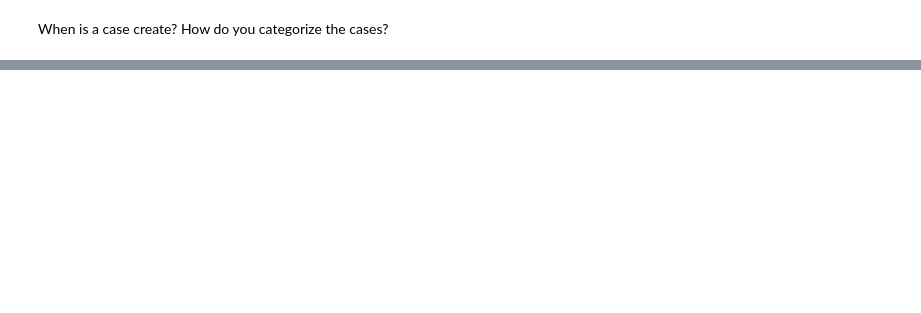
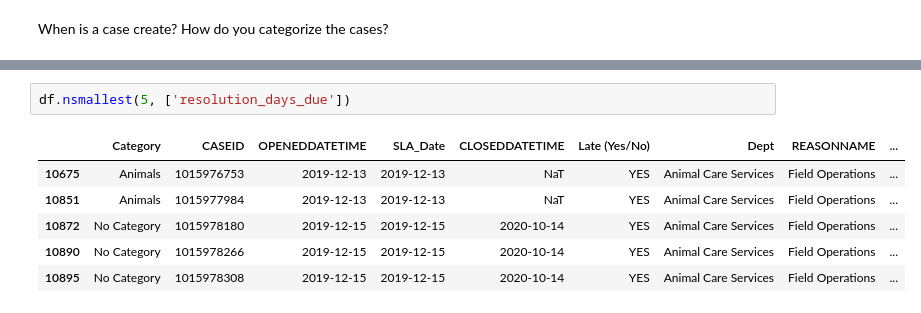
Before and after one commit to CaitlynCarney/3-1-1-project, a Jupyter notebook: workbooks/caitlyn/acquire_and_prepare.ipynb, the cells around one changed output, grey strips where cells are left out. Cells and saved outputs as stored; diff of their text form; blank space fills up the shorter version.

```diff
--- a/workbooks/caitlyn/acquire_and_prepare.ipynb
+++ b/workbooks/caitlyn/acquire_and_prepare.ipynb
@@ -406,0 +476,9 @@ How do you categorize the cases?
+# %%
+df.nsmallest(5, ['resolution_days_due'])
+# %% [output]
+|  | Category | CASEID | OPENEDDATETIME | SLA_Date | CLOSEDDATETIME | Late (Yes/No) | Dept | REASONNAME | ... |
+| 10675 | Animals | 1015976753 | 2019-12-13 | 2019-12-13 | NaT | YES | Animal Care Services | Field Operations | ... |
+| 10851 | Animals | 1015977984 | 2019-12-13 | 2019-12-13 | NaT | YES | Animal Care Services | Field Operations | ... |
+| 10872 | No Category | 1015978180 | 2019-12-15 | 2019-12-15 | 2020-10-14 | YES | Animal Care Services | Field Operations | ... |
+| 10890 | No Category | 1015978266 | 2019-12-15 | 2019-12-15 | 2020-10-14 | YES | Animal Care Services | Field Operations | ... |
+| 10895 | No Category | 1015978308 | 2019-12-15 | 2019-12-15 | 2020-10-14 | YES | Animal Care Services | Field Operations | ... |
```
Also changed, not shown: parts of 31 cells of this notebook.
